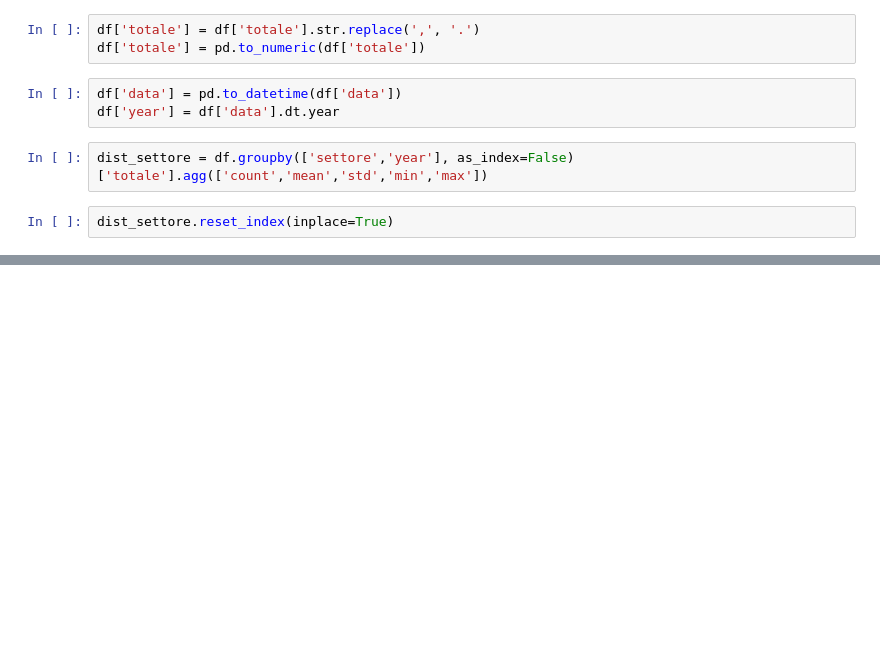
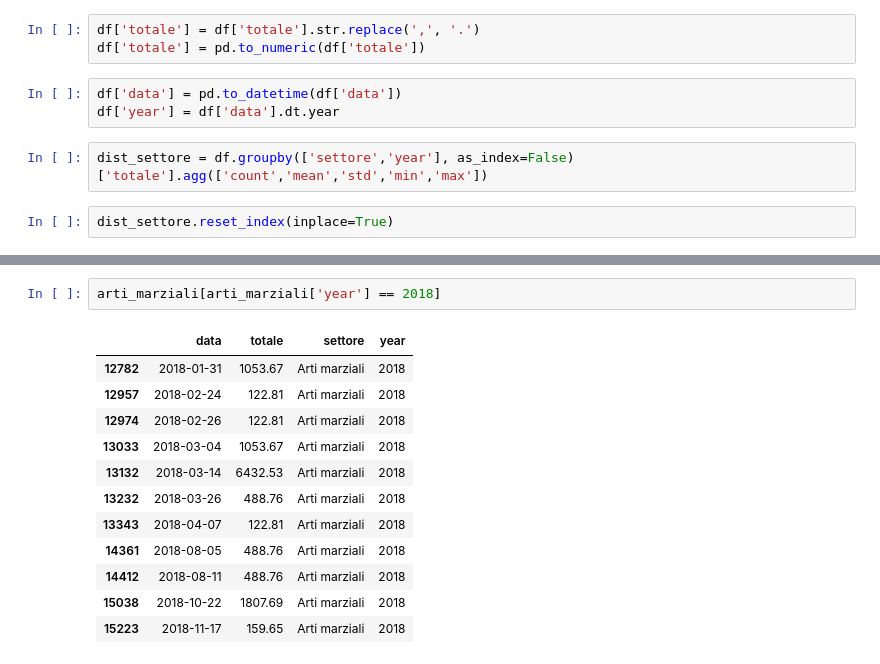
Before and after one commit to MattLanzUnimib/DataScienceLab, a Jupyter notebook: DsLab.ipynb, the cells around one changed output, grey strips where cells are left out. Cells and saved outputs as stored; diff of their text form; blank space fills up the shorter version.

```diff
--- a/DsLab.ipynb
+++ b/DsLab.ipynb
@@ -52,2 +46,17 @@ g.map(sns.boxplot, "totale", "year")
+# %%
+arti_marziali[arti_marziali['year'] == 2018]
+# %% [output]
+|  | data | totale | settore | year |
+| 12782 | 2018-01-31 | 1053.67 | Arti marziali | 2018 |
+| 12957 | 2018-02-24 | 122.81 | Arti marziali | 2018 |
+| 12974 | 2018-02-26 | 122.81 | Arti marziali | 2018 |
+| 13033 | 2018-03-04 | 1053.67 | Arti marziali | 2018 |
+| 13132 | 2018-03-14 | 6432.53 | Arti marziali | 2018 |
+| 13232 | 2018-03-26 | 488.76 | Arti marziali | 2018 |
+| 13343 | 2018-04-07 | 122.81 | Arti marziali | 2018 |
+| 14361 | 2018-08-05 | 488.76 | Arti marziali | 2018 |
+| 14412 | 2018-08-11 | 488.76 | Arti marziali | 2018 |
+| 15038 | 2018-10-22 | 1807.69 | Arti marziali | 2018 |
+| 15223 | 2018-11-17 | 159.65 | Arti marziali | 2018 |
 # %%
 fig, ax = plt.subplots(figsize=(30,10))
```
Also changed, not shown: parts of 11 cells of this notebook.
